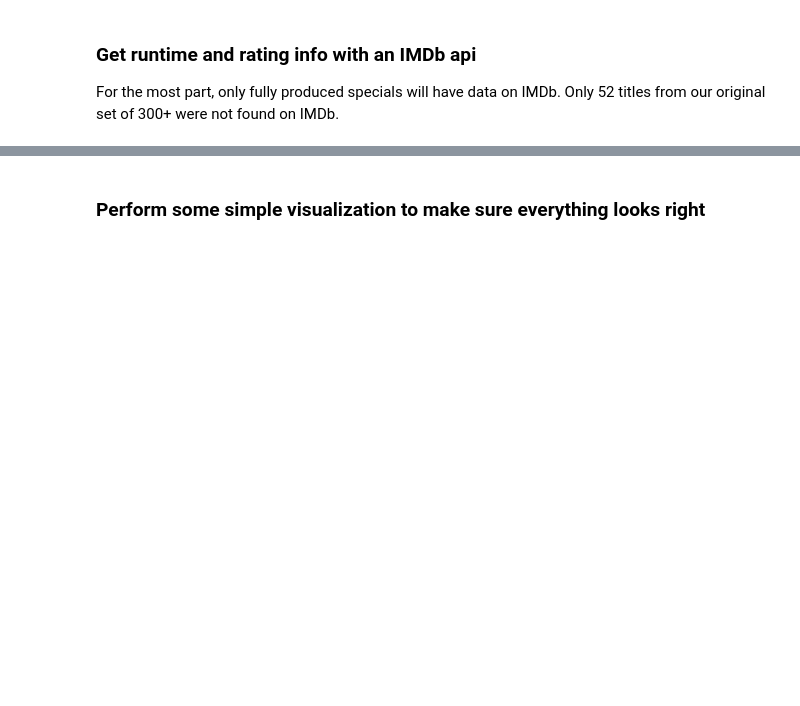
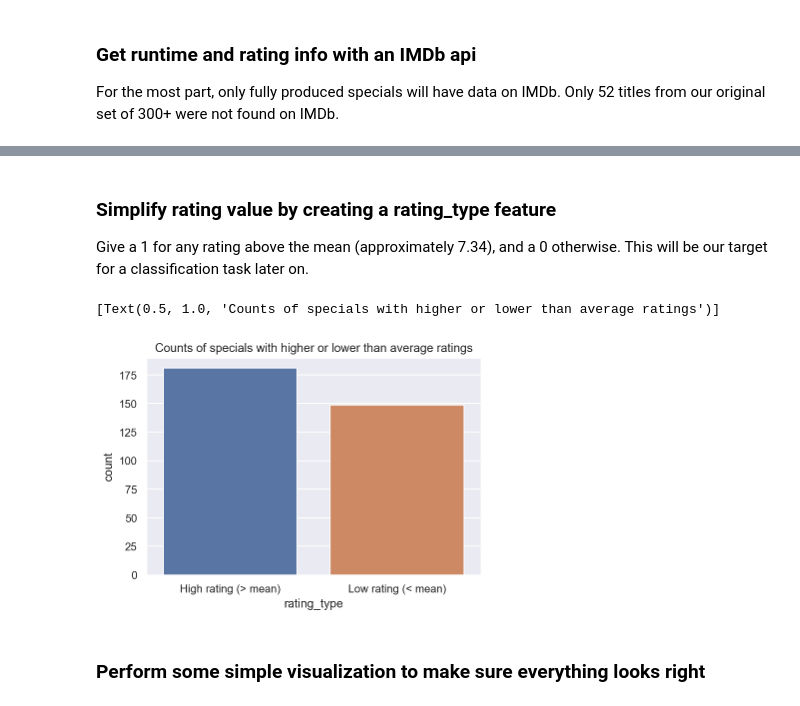
Before and after one commit to SethGo/Comedy, a Jupyter notebook: cleaning.ipynb, the cells around one changed output, grey strips where cells are left out. Cells and saved outputs as stored; diff of their text form; code cells hidden in the pictures; blank space fills up the shorter version.

```diff
--- a/cleaning.ipynb
+++ b/cleaning.ipynb
@@ -100,6 +99,20 @@ Total not found: 52
 | 2 | Jo Koy: Lights Out | May 9th, 2020 | https://scrapsfromtheloft.com/202... | Jo Koy | 2012.0 | L.A., are you ready? Live from th... | en | 59.0 | 7.8 |
 | 3 | Lee Mack: Going Out Live | May 8th, 2020 | https://scrapsfromtheloft.com/202... | Lee Mack | 2010.0 | This programme contains strong la... | en | 60.0 | 7.2 |
 | 4 | Lee Mack: Live | May 7th, 2020 | https://scrapsfromtheloft.com/202... | Lee Mack | 2007.0 | PRESENTER: Ladies and gentlemen, ... | en | 68.0 | 7.7 |
+# %% [markdown]
+### Simplify rating value by creating a rating_type feature
+Give a 1 for any rating above the mean (approximately 7.34), and a 0 otherwise. This will be our target for a classification task later on.
+# %%
+
+
+df['rating_type'] = df.rating.apply(lambda x: 1 if x >= df.rating.mean() else 0)
+
+ax = sns.countplot(x='rating_type', data=df)
+ax.set(xticklabels=['High rating (> mean)', 'Low rating (< mean)'])
+ax.set(title='Counts of specials with higher or lower than average ratings')
+# %% [output]
+[Text(0.5, 1.0, 'Counts of specials with higher or lower than average ratings')]
+[figure, added]
 # %% [markdown]
 ### Perform some simple visualization to make sure everything looks right
 # %%
```
Also changed, not shown: parts of 34 cells of this notebook, 1 other file.
